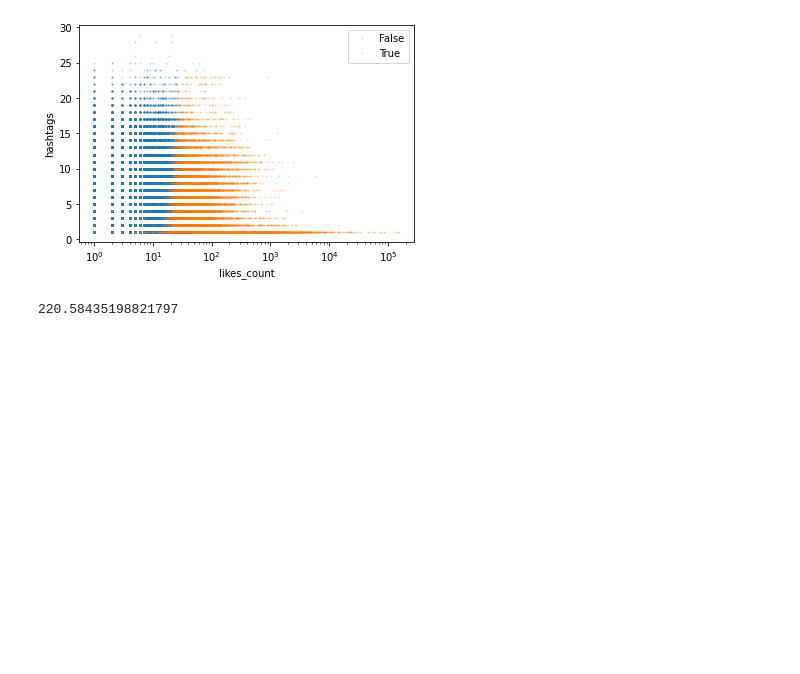
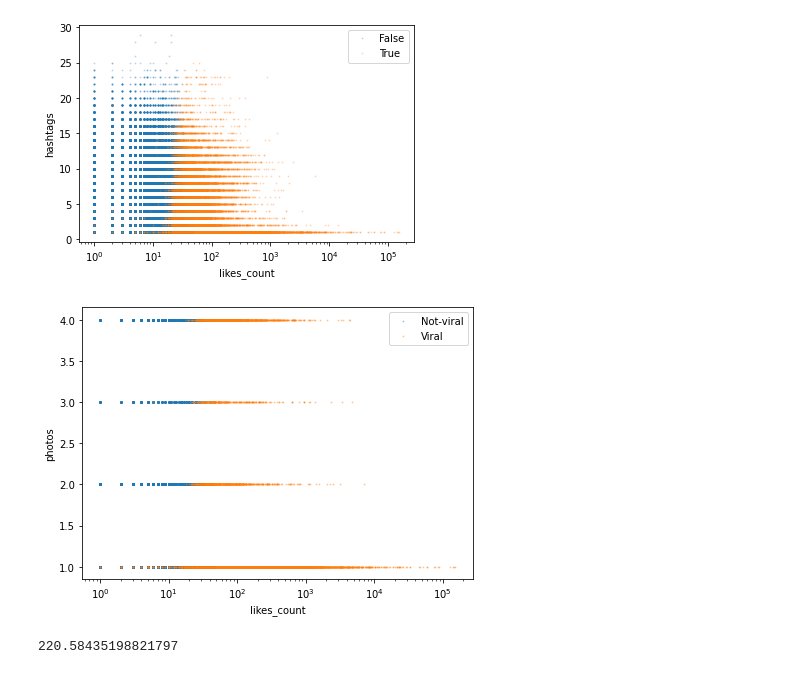
Before and after one commit to yesidc/MLinPractice, a Jupyter notebook: script/Visualizations/visualizations.ipynb, the cells around one changed output. Drawn from its saved outputs; the diff is of its cells as text; code cells hidden in the pictures; blank space fills up the shorter version.

```diff
--- a/script/Visualizations/visualizations.ipynb
+++ b/script/Visualizations/visualizations.ipynb
@@ -122,6 +131,10 @@ scatterviral(groups, 'likes_count', 'language', True, False)
 scatterviral(groups, 'likes_count', 'hashtags', True, False)
 # %% [output]
 [figure]
+# %%
+scatterviral(groups, 'likes_count', 'photos', True, False)
+# %% [output]
+[figure, added]
 # %%
 # filter by viral tweets
 viral = likes_to_viral[likes_to_viral["label"] == 1]
```
Also changed, not shown: parts of 3 cells of this notebook, 5 other files.
